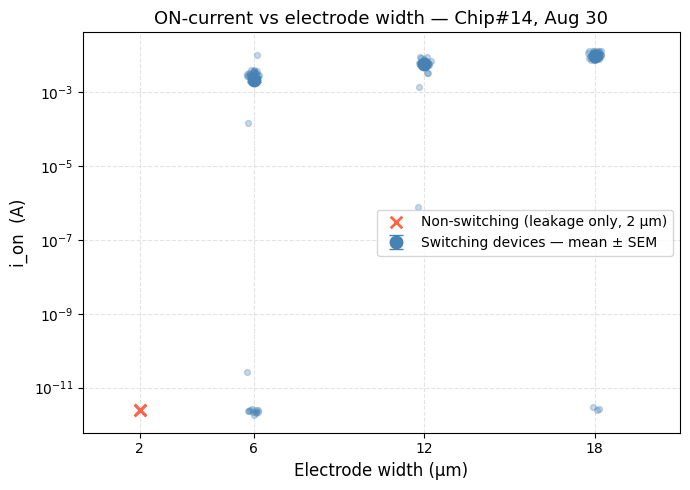
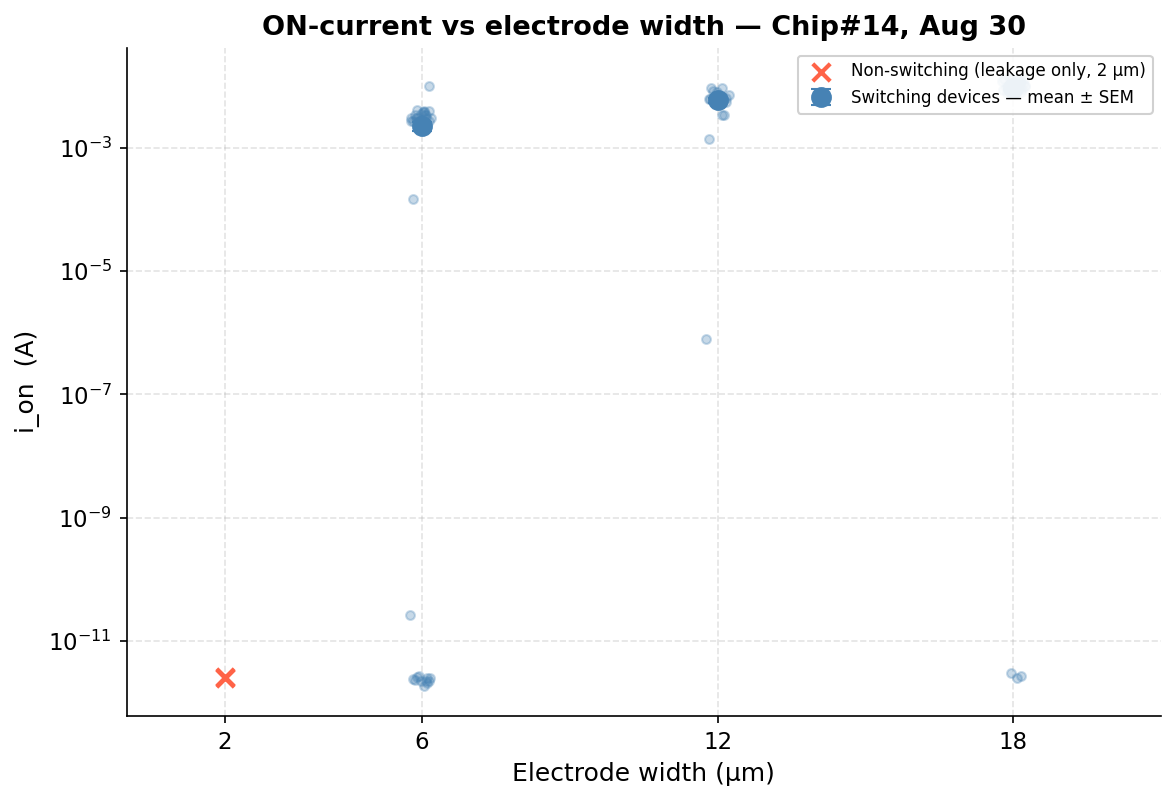
Unified diff of the notebook cell whose output changed from the first chart to the second:
--- before
+++ after
@@ -3,4 +3,21 @@
 import pandas as pd
 import matplotlib.pyplot as plt
+
+plt.rcParams.update({
+    'font.family': 'sans-serif',
+    'font.size': 12,
+    'axes.labelsize': 13,
+    'axes.titlesize': 14,
+    'axes.titleweight': 'bold',
+    'xtick.labelsize': 11,
+    'ytick.labelsize': 11,
+    'figure.dpi': 150,
+    'axes.spines.top': False,
+    'axes.spines.right': False,
+    'axes.grid': True,
+    'grid.alpha': 0.25,
+    'legend.framealpha': 0.9,
+    'legend.fontsize': 9,
+})
 
 PROJ = Path.cwd()
@@ -26,5 +43,5 @@
 jitter = rng.uniform(-0.25, 0.25, len(df_sw))
 
-fig, ax = plt.subplots(figsize=(7, 5))
+fig, ax = plt.subplots(figsize=(8, 5.5))
 
 ax.scatter(df_sw["electrode"] + jitter, df_sw["i_on_A"],
@@ -45,5 +62,5 @@
 ax.set_ylabel("i_on  (A)", fontsize=12)
 ax.set_title("ON-current vs electrode width \u2014 Chip#14, Aug 30", fontsize=13)
-ax.legend(fontsize=10)
+ax.legend(loc='upper right', fontsize=8, framealpha=0.9)
 ax.grid(True, which="both", ls="--", alpha=0.35)
 

Commit: Fix annotations, improve readability, fix image rendering, replace ASCII pipeline with PNG